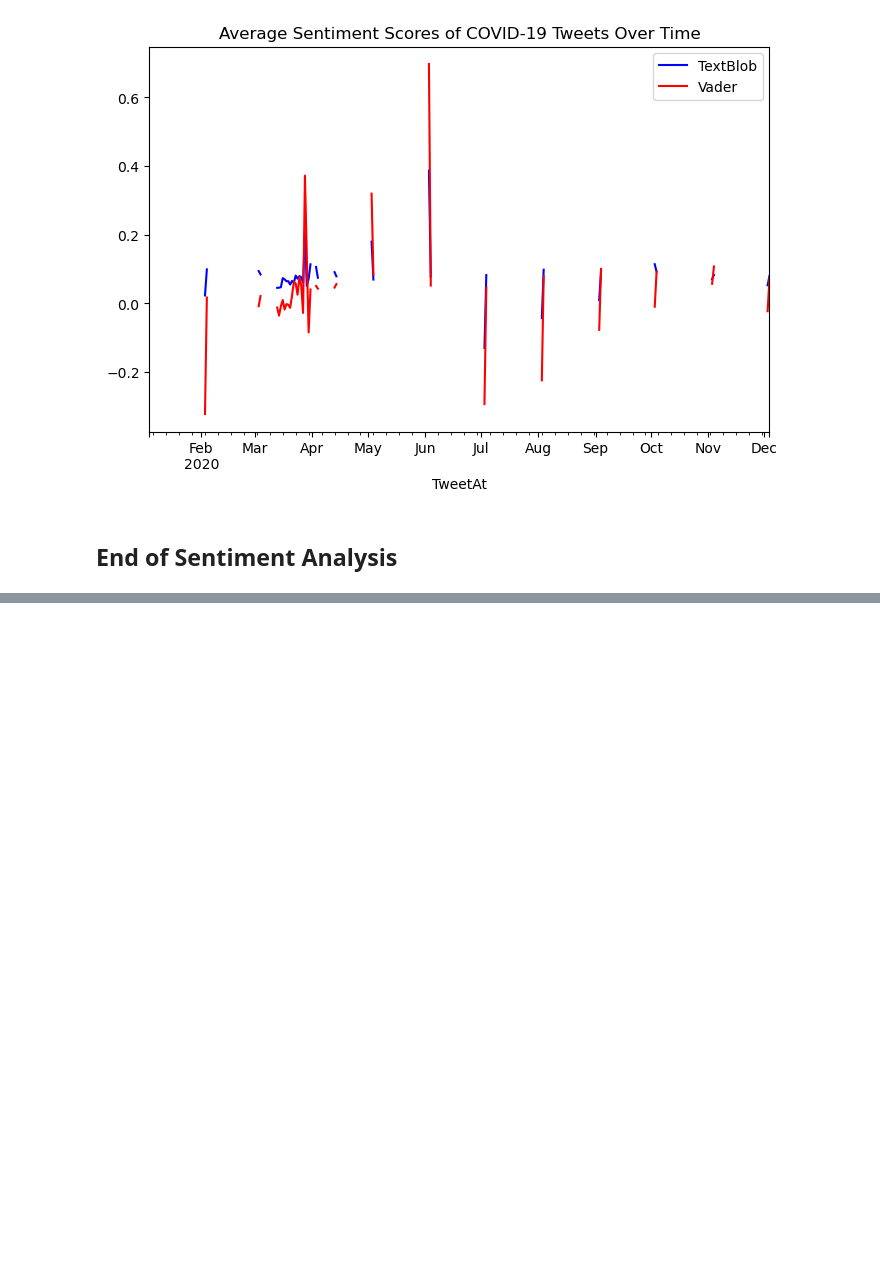
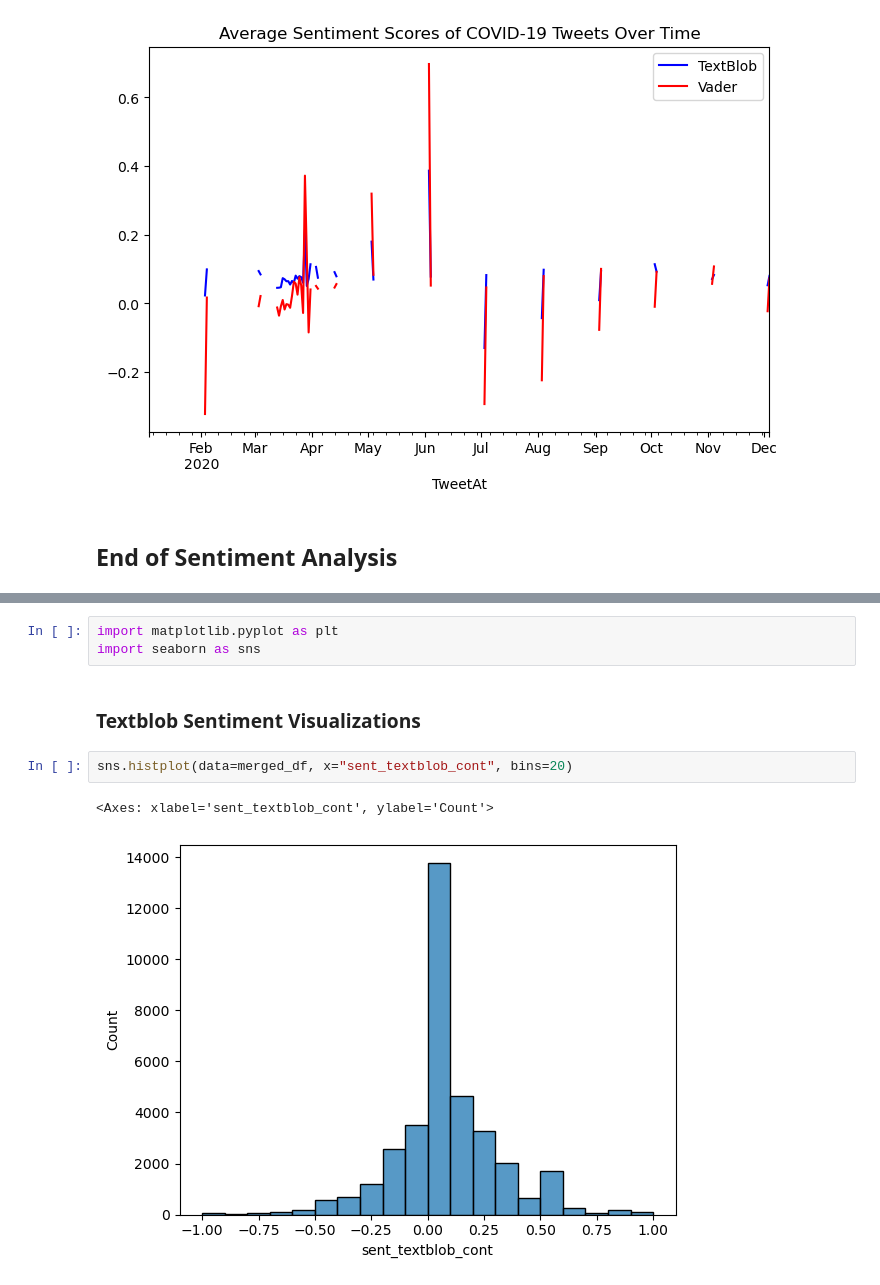
Before and after one commit to ReproTeach/final-project-sd_final_project, a Jupyter notebook: final_project.ipynb, the cells around one changed output, grey strips where cells are left out. Cells and saved outputs as stored; diff of their text form; blank space fills up the shorter version.

```diff
--- a/final_project.ipynb
+++ b/final_project.ipynb
@@ -386,0 +422,10 @@ plt.show()
+# %%
+import matplotlib.pyplot as plt
+import seaborn as sns
+# %% [markdown]
+### Textblob Sentiment Visualizations ###
+# %%
+sns.histplot(data=merged_df, x="sent_textblob_cont", bins=20)
+# %% [output]
+<Axes: xlabel='sent_textblob_cont', ylabel='Count'>
+[figure, added]
```
Also changed, not shown: parts of 17 cells of this notebook.
